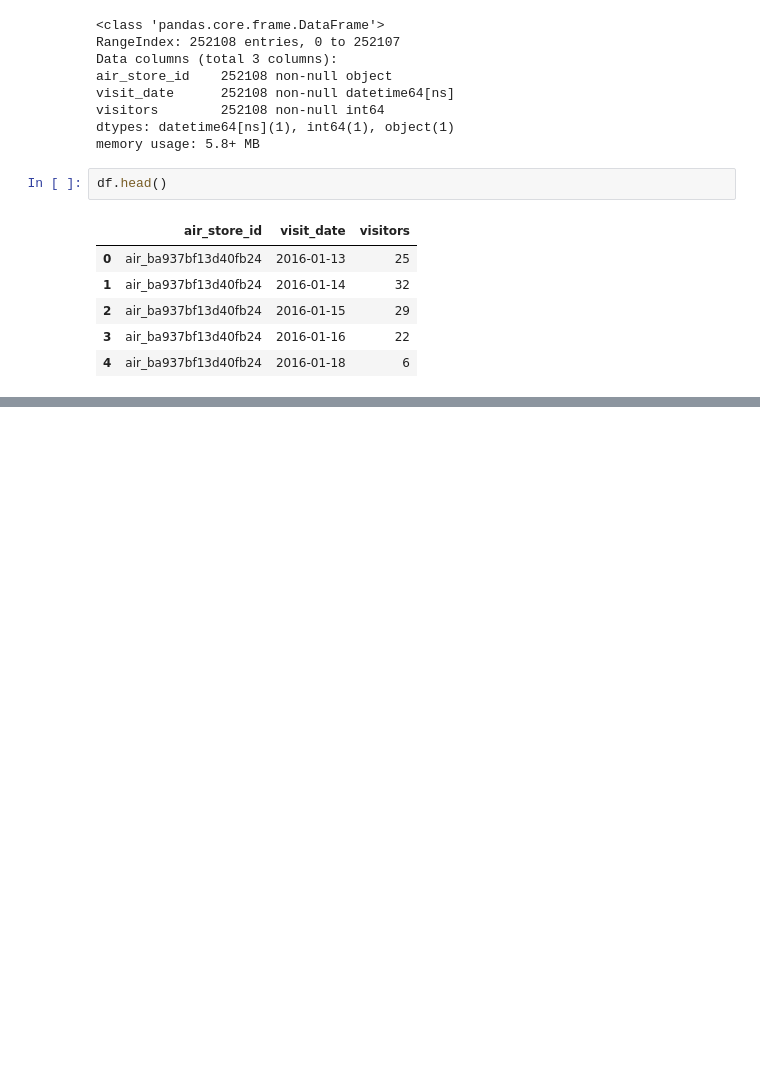
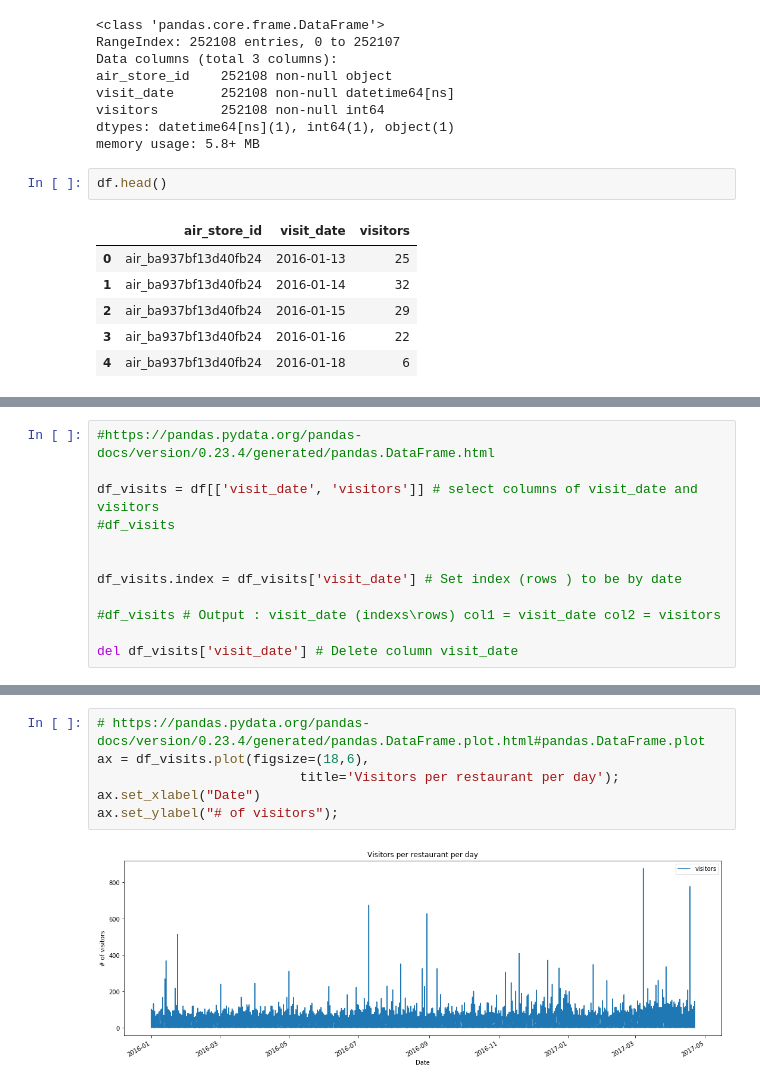
Before and after one commit to galiii/Recruit-Restaurant-Visitor-Forecasting, a Jupyter notebook: data-exploration/air_visit_data-exploration.ipynb, the cells around one changed output, grey strips where cells are left out. Drawn from its saved outputs; the diff is of its cells as text; blank space fills up the shorter version.

```diff
--- a/data-exploration/air_visit_data-exploration.ipynb
+++ b/data-exploration/air_visit_data-exploration.ipynb
@@ -32,0 +69,12 @@ df.head()
+# %%
+#https://pandas.pydata.org/pandas-docs/version/0.23.4/generated/pandas.DataFrame.html
+
+df_visits = df[['visit_date', 'visitors']] # select columns of visit_date and visitors
+#df_visits
+
+
+df_visits.index = df_visits['visit_date'] # Set index (rows ) to be by date
+
+#df_visits # Output : visit_date (indexs\rows) col1 = visit_date col2 = visitors
+
+del df_visits['visit_date'] # Delete column visit_date
@@ -32,0 +91,8 @@ df.head()
+# %%
+# https://pandas.pydata.org/pandas-docs/version/0.23.4/generated/pandas.DataFrame.plot.html#pandas.DataFrame.plot
+ax = df_visits.plot(figsize=(18,6),
+                          title='Visitors per restaurant per day');
+ax.set_xlabel("Date")
+ax.set_ylabel("# of visitors");
+# %% [output]
+[figure, added]
```
Also changed, not shown: parts of 13 cells of this notebook, 2 other files.
